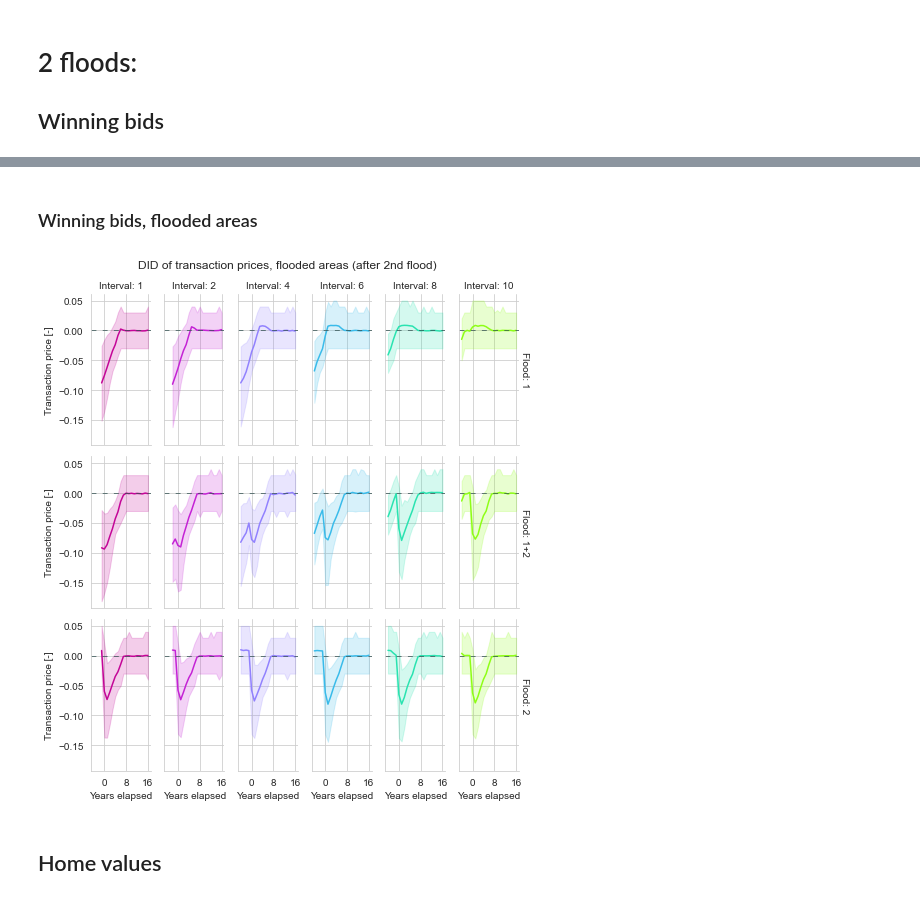
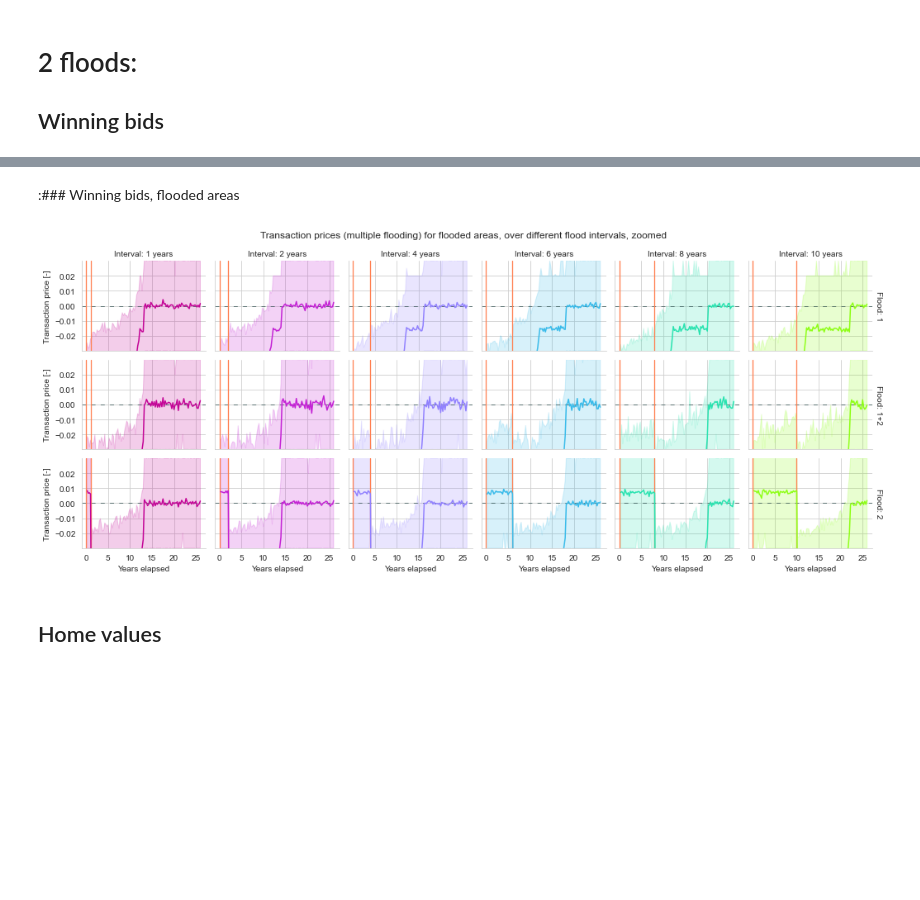
Before and after one commit to FishOuttaWotah/epa-rdam-housing-under-floods, a Jupyter notebook: plotting_aggregation.ipynb, the cells around one changed output, grey strips where cells are left out. Saved outputs shown, nothing was run; the diff lists cells and outputs as text; code cells hidden in the pictures; blank space fills up the shorter version.

```diff
--- a/plotting_aggregation.ipynb
+++ b/plotting_aggregation.ipynb
@@ -18,7 +20,7 @@ prefix_A = 'hh_A'
 prefix_T = 'hh_T'
 prefix_exp = 'hh_exp'
 ending = '_.pkl.xz'
-output_addition = "v4b"  # added label for different output blocks
+output_addition = "v5"  # added label for different output blocks
 
 path_experiments = f'{save_dir}/experiment_scenarios_ref_{output_addition}.pkl.xz'
 # %%
@@ -57,9 +59,11 @@ mostly for 1-flood scenarios
 scenarios_dict = {}
 scen_cats = scenarios_df.index.get_level_values(0).categories  # flood scenarios as pandas categories
 for cat in scen_cats:
+    # get flood scenarios and all including states
     subset = scenarios_df.loc[(cat, slice(None)), :]
     # iterate through the values section (titled 'flatten')
     flattens = subset.flatten.to_list()
+    fld_area = subset.flood_size.sum()  # flooded area in equivalent units (some scenarios have different spatial resolutions)
     # scen_empties = 0 # will be added
     scen_flooded = []
     for arr in flattens:  # only get values larger than 0
@@ -73,7 +77,7 @@ for cat in scen_cats:
     scen_max = np.max(scen_flooded)
     scen_90 = np.percentile(scen_flooded, q=90)
     scenarios_dict[cat] = {'arr_fld': scen_flooded,
-                           'n_fld': len(scen_flooded),
+                           'n_fld': fld_area,
                            'mean': scen_mean,
                            'median': scen_median,
                            'max': scen_max,
@@ -82,7 +86,7 @@ for cat in scen_cats:
 
 scenarios_df2 = pd.DataFrame.from_dict(scenarios_dict, orient='index')
 # clearing old items to minimise clutter:
-del subset, flattens, scen_flooded, flood_bool, scen_mean, scen_median, scen_max, scen_90, arr, cat
+del subset, flattens, scen_flooded, flood_bool, scen_mean, scen_median, scen_max, scen_90, arr, cat, fld_area
 # %%
 # get the order in terms of n_fld (coverage) and mean flood values
 # also need shortnames from scenarios?
@@ -361,0 +311,9 @@ fg_wb_2nf.savefig('data_model_outputs/plots_stats/211_wb_post2f_nf.jpg', dpi=400
+# %%
+# convenience function for drawing lines for 2-flood scenarios
+def draw_2f_lines(facetgrid, ordering = select_2fs_years, colour='coral', linewidth=1.3, zorder=1.9, linestyle='solid'):
+    for enum,col in enumerate(range(facetgrid.axes.shape[1])): # access columns
+        x_2nd = ordering[enum]  # get x coord to draw
+        for row in range(facetgrid.axes.shape[0]): # access row
+            # draw lines at x=0 and x=t_f2
+            facetgrid.axes[row, col].axvline(x_2nd, color=colour, linewidth=linewidth, zorder=zorder, linestyle=linestyle)
+            facetgrid.axes[row, col].axvline(0, color=colour, linewidth=linewidth, zorder=zorder, linestyle=linestyle)
@@ -362,21 +363,31 @@ fg_wb_2nf.savefig('data_model_outputs/plots_stats/211_wb_post2f_nf.jpg', dpi=400
 # %% [markdown]
-### Winning bids, flooded areas
+:### Winning bids, flooded areas
 # %%
 fg_wb_2yf = sns.relplot(data=all_t_extract_2f_flooded,
-                        row='subcategory_2', col=yr_new_name, hue=yr_new_name,
-                        palette=cmap_t2, height=2.6, aspect=0.45,
-                        hue_order=select_2fs_years_r,
-                        row_order=col_order_yesF, legend=False,
-                        y='win_bid_d', x='step', kind='line', errorbar=('pi',80), facet_kws={'margin_titles': True})
-fg_wb_2yf.figure.suptitle("DID of transaction prices, flooded areas (after 2nd flood)")
+                    row='subcategory_2', col=yr_new_name, hue=yr_new_name,
+                    palette=cmap_t2, height=2, aspect=1.2,
+                    hue_order=select_2fs_years_r,
+                    row_order=col_order_yesF, legend=False,
+                    y='win_bid_d', x='step', kind='line', errorbar=('pi',80), facet_kws={'margin_titles': True})
 fg_wb_2yf.set_xlabels('Years elapsed')
 fg_wb_2yf.set_ylabels('Transaction price [-]')
-fg_wb_2yf.set_titles(template=None, col_template="Interval: {col_name}", row_template='Flood: {row_name}')
-fg_wb_2yf.set(xticks=[0, time_range[1] // 2, time_range[1]])
+fg_wb_2yf.set_titles(template=None, col_template="Interval: {col_name} years", row_template='Flood: {row_name}')
+
+fg_wb_2yf.set(xticks=np.arange(0, 30, 5))  # auto set
 # fg_wb_mean_2yf.set(ylim=(-0.05, 0.05))
-fg_wb_2yf.refline(y=0., color='darkslategray', linestyle=(0, (7, 9)), linewidth=.7)
-fg_wb_2yf.tight_layout()
-fg_wb_2yf.savefig('data_model_outputs/plots_stats/221_wb_2yf.jpg', dpi=400)
+fg_wb_2yf.refline(y=0., color='darkslategray', linestyle=(0, (7, 9)), linewidth=.7, zorder=1.9)
+draw_2f_lines(fg_wb_2yf, ordering=select_2fs_years)
+for mode in [1,2]:
+    if mode == 2:
+        fg_wb_2yf.set(ylim=(-0.03,0.03), yticks=np.arange(-2,3,1)/100)
+        zoom = 'zoomed'
+    elif mode == 1:
+        fg_wb_2yf.set(ylim=(None, None), yticks=np.arange(-20, 5, 5)/100)
+        zoom = 'overview'
+    fg_wb_2yf.figure.suptitle(f"Transaction prices (multiple flooding) for flooded areas, over different flood intervals, {zoom}")
+
+    fg_wb_2yf.tight_layout()
+    fg_wb_2yf.savefig(f'data_model_outputs/plots_stats/221_wb_2yf_{zoom}.jpg', dpi=300)
 # %% [output]
-[figure, old version]
+[figure, new version]
 # %%
```
Also changed, not shown: parts of 31 cells of this notebook, 2 other files.
